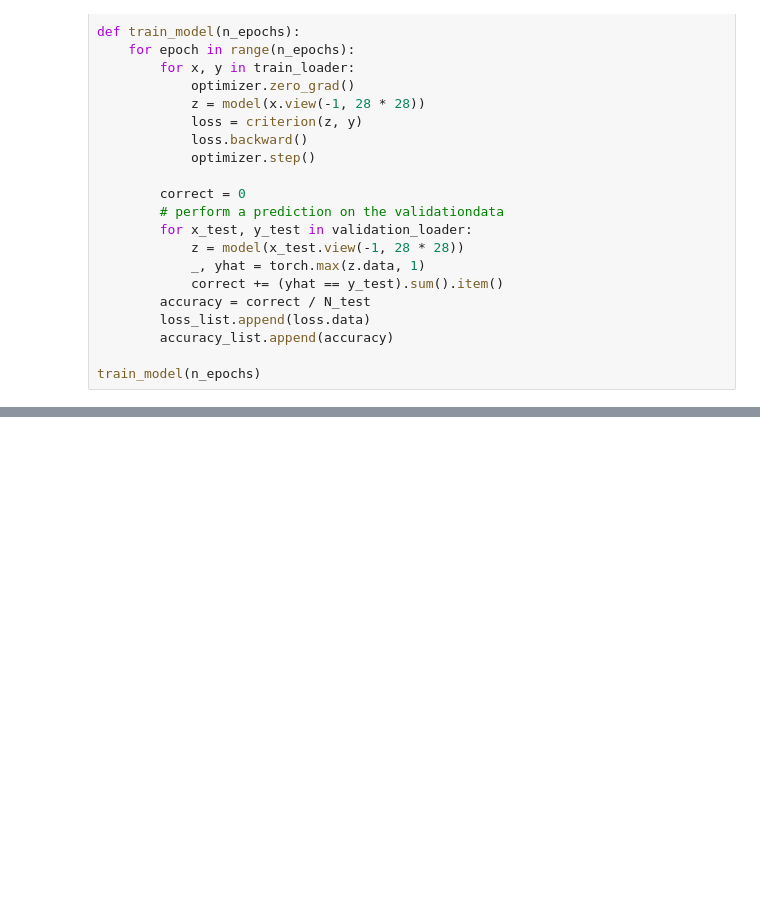
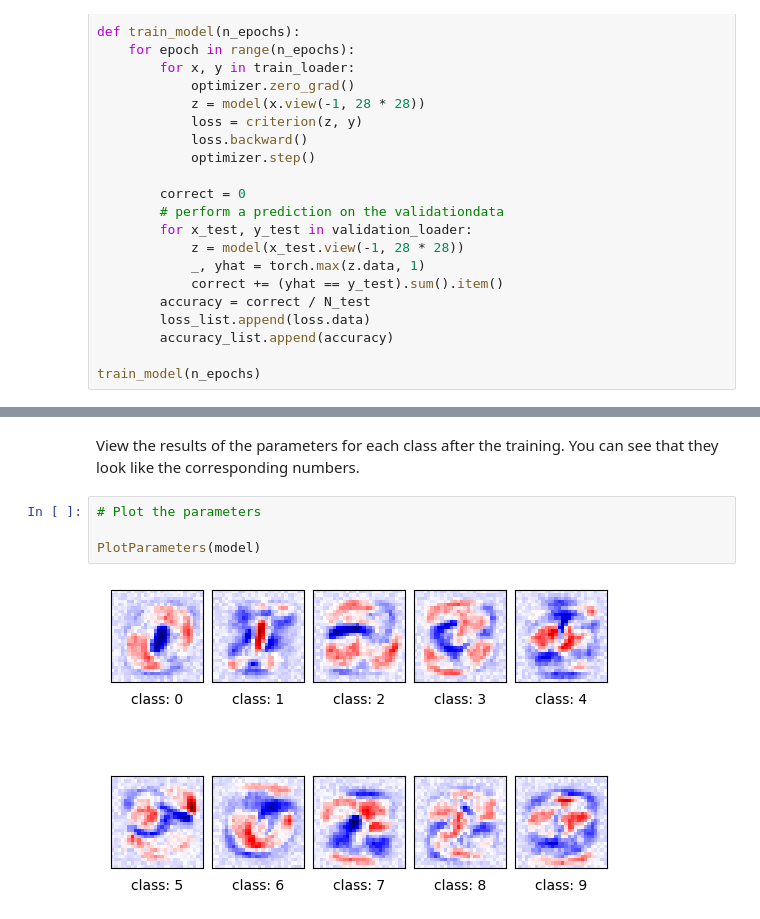
Before and after one commit to Medyan-Naser/machine_learning_projects, a Jupyter notebook: MNIST Digit Classifier/mnist_digit_classifier.ipynb, the cells around one changed output, grey strips where cells are left out. Drawn from its saved outputs; the diff is of its cells as text; blank space fills up the shorter version.

```diff
--- a/MNIST Digit Classifier/mnist_digit_classifier.ipynb
+++ b/MNIST Digit Classifier/mnist_digit_classifier.ipynb
@@ -155,3 +272,11 @@ fig.tight_layout()
+# %% [markdown]
+View the results of the parameters for each class after the training. You can see that they look like the corresponding numbers.
+# %%
+# Plot the parameters
+
+PlotParameters(model)
+# %% [output]
+[figure, added]
 # %%
 # Plot the misclassified samples
 Softmax_fn=nn.Softmax(dim=-1)
```
Also changed, not shown: parts of 25 cells of this notebook.
